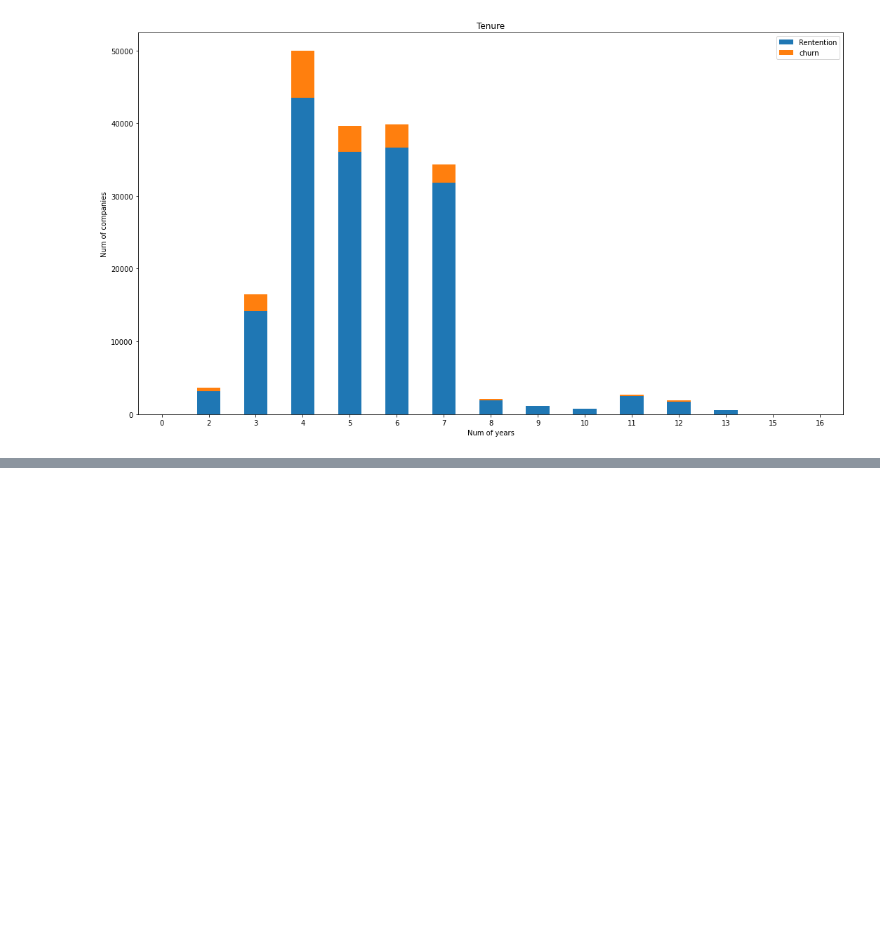
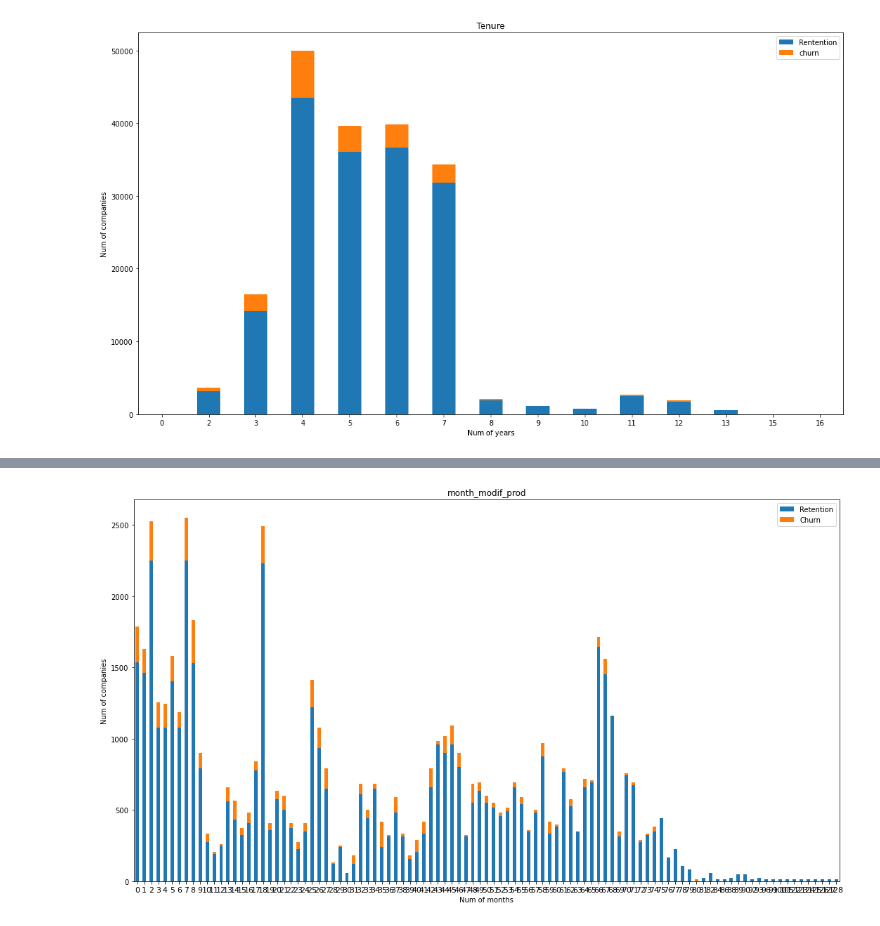
Before and after one commit to weekysui/customer_churn_problem, a Jupyter notebook: Data Understanding (1).ipynb, the cells around one changed output, grey strips where cells are left out. Saved outputs shown, nothing was run; the diff lists cells and outputs as text; code cells hidden in the pictures; blank space fills up the shorter version.

```diff
--- a/Data Understanding (1).ipynb
+++ b/Data Understanding (1).ipynb
@@ -1098,0 +1150,4 @@ plt.show()
+# %%
+plot_churn_by_month(combine,"month_modif_prod")
+# %% [output]
+[figure, added]
```
Also changed, not shown: parts of 36 cells of this notebook.
